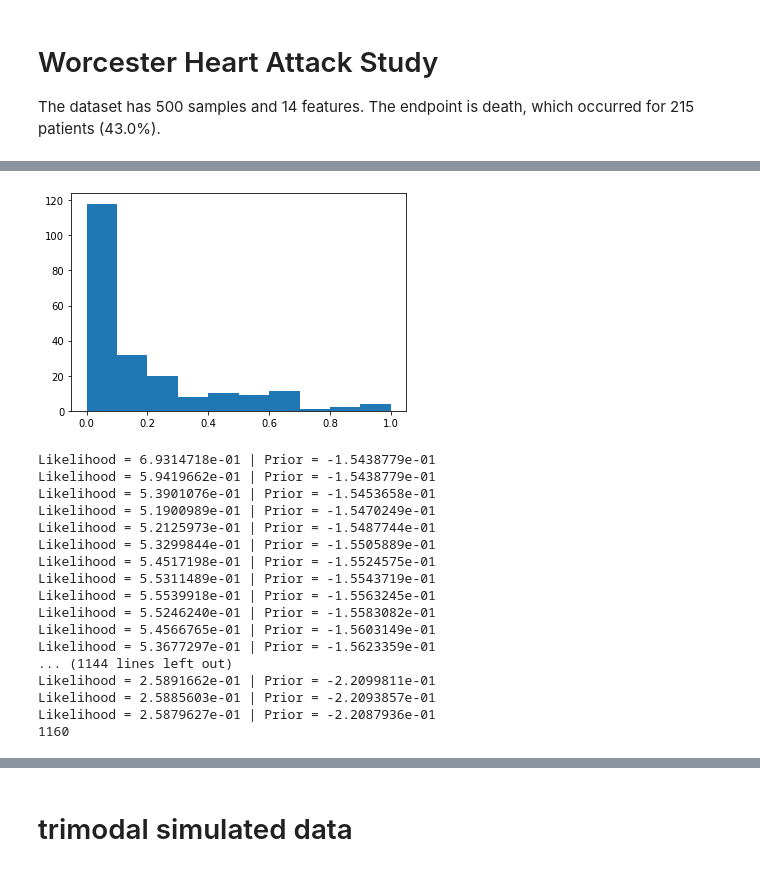
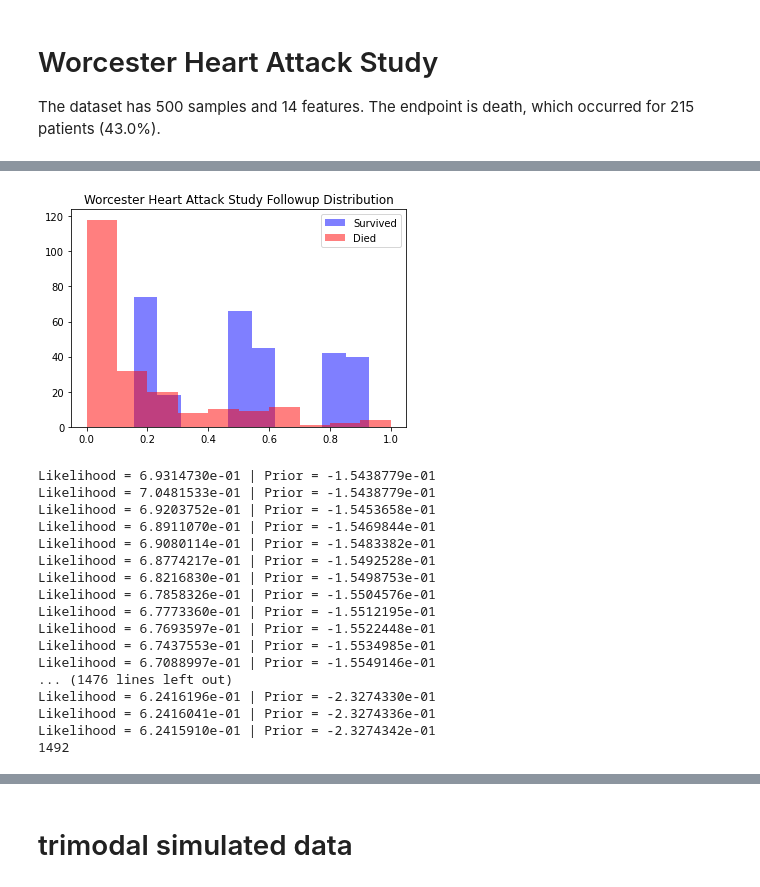
Before and after one commit to JimmyJHickey/Dynamic-Survival-Cutpoints, a Jupyter notebook: class_test.ipynb, the cells around one changed output, grey strips where cells are left out. Saved outputs shown, nothing was run; the diff lists cells and outputs as text; code cells hidden in the pictures.

```diff
--- a/class_test.ipynb
+++ b/class_test.ipynb
@@ -152,35 +212,42 @@ histo = ax[1].hist(y_df[y_df["fstat"]]["lenfol"], bins = 35)
 # %%
-# only looking at entries that experienced outcome
-# only select numeric variables
-X = torch.tensor(data_x.iloc[y_df["fstat"].values][["age", "bmi", "diasbp", "hr", "los", "sysbp"]].values)
+from sksurv.datasets import load_whas500
 
-t = torch.from_numpy(y_df[y_df["fstat"]]["lenfol"].values)
+data_x, data_y = load_whas500()
+y_df = pd.DataFrame.from_records(data_y)
+
+
+X = torch.tensor(data_x[["age", "bmi", "diasbp", "hr", "los", "sysbp"]].values)
+
+t = torch.from_numpy(y_df["lenfol"].values)
 t = (t - min(t)) / (max(t) - min(t))
 
-plt.hist(t)
+plt.title("Worcester Heart Attack Study Followup Distribution")
+plt.hist(t[~y_df["fstat"].values], color="blue", alpha = 0.5, label="Survived")
+plt.hist(t[y_df["fstat"].values], color="red", alpha = 0.5, label = "Died")
+plt.legend()
 plt.show()
 # %% [output]
-[figure, old version]
+[figure, new version]
 # %%
 cutpoint0 = 0.3
 m = Model(X, t, cutpoint = cutpoint0)
 # %%
 m.train()
 # %% [output]
-Likelihood = 6.9314718e-01 | Prior = -1.5438779e-01
-Likelihood = 5.9419662e-01 | Prior = -1.5438779e-01
-Likelihood = 5.3901076e-01 | Prior = -1.5453658e-01
-Likelihood = 5.1900989e-01 | Prior = -1.5470249e-01
-Likelihood = 5.2125973e-01 | Prior = -1.5487744e-01
-Likelihood = 5.3299844e-01 | Prior = -1.5505889e-01
-Likelihood = 5.4517198e-01 | Prior = -1.5524575e-01
-Likelihood = 5.5311489e-01 | Prior = -1.5543719e-01
-Likelihood = 5.5539918e-01 | Prior = -1.5563245e-01
-Likelihood = 5.5246240e-01 | Prior = -1.5583082e-01
-Likelihood = 5.4566765e-01 | Prior = -1.5603149e-01
-Likelihood = 5.3677297e-01 | Prior = -1.5623359e-01
-... (1144 lines left out)
-Likelihood = 2.5891662e-01 | Prior = -2.2099811e-01
-Likelihood = 2.5885603e-01 | Prior = -2.2093857e-01
-Likelihood = 2.5879627e-01 | Prior = -2.2087936e-01
-1160
+Likelihood = 6.9314730e-01 | Prior = -1.5438779e-01
+Likelihood = 7.0481533e-01 | Prior = -1.5438779e-01
+Likelihood = 6.9203752e-01 | Prior = -1.5453658e-01
+Likelihood = 6.8911070e-01 | Prior = -1.5469844e-01
+Likelihood = 6.9080114e-01 | Prior = -1.5483382e-01
+Likelihood = 6.8774217e-01 | Prior = -1.5492528e-01
+Likelihood = 6.8216830e-01 | Prior = -1.5498753e-01
+Likelihood = 6.7858326e-01 | Prior = -1.5504576e-01
+Likelihood = 6.7773360e-01 | Prior = -1.5512195e-01
+Likelihood = 6.7693597e-01 | Prior = -1.5522448e-01
+Likelihood = 6.7437553e-01 | Prior = -1.5534985e-01
+Likelihood = 6.7088997e-01 | Prior = -1.5549146e-01
+... (1476 lines left out)
+Likelihood = 6.2416196e-01 | Prior = -2.3274330e-01
+Likelihood = 6.2416041e-01 | Prior = -2.3274336e-01
+Likelihood = 6.2415910e-01 | Prior = -2.3274342e-01
+1492
```
Also changed, not shown: parts of 29 cells of this notebook, 2 other files.
